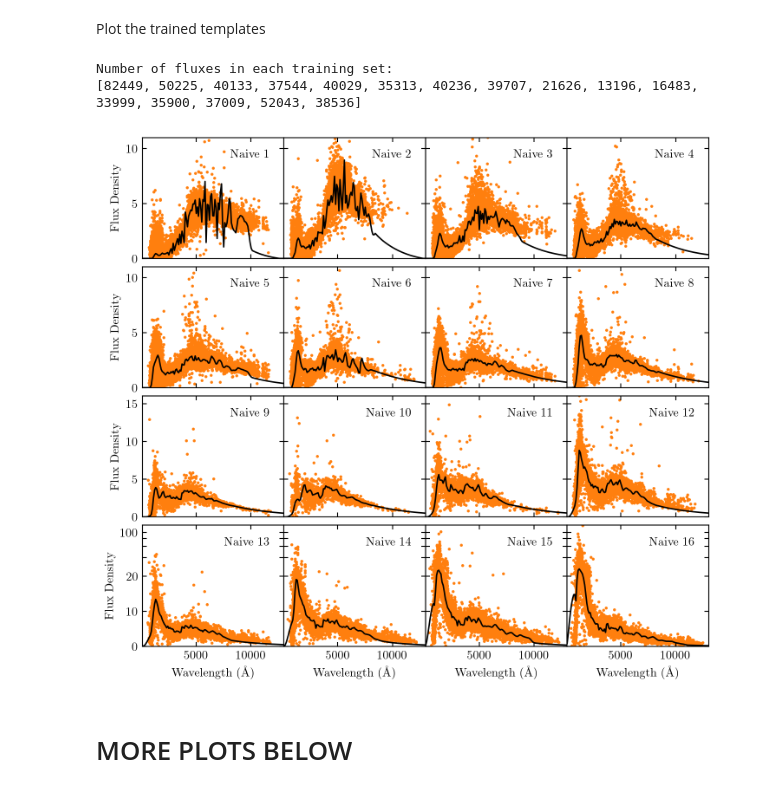
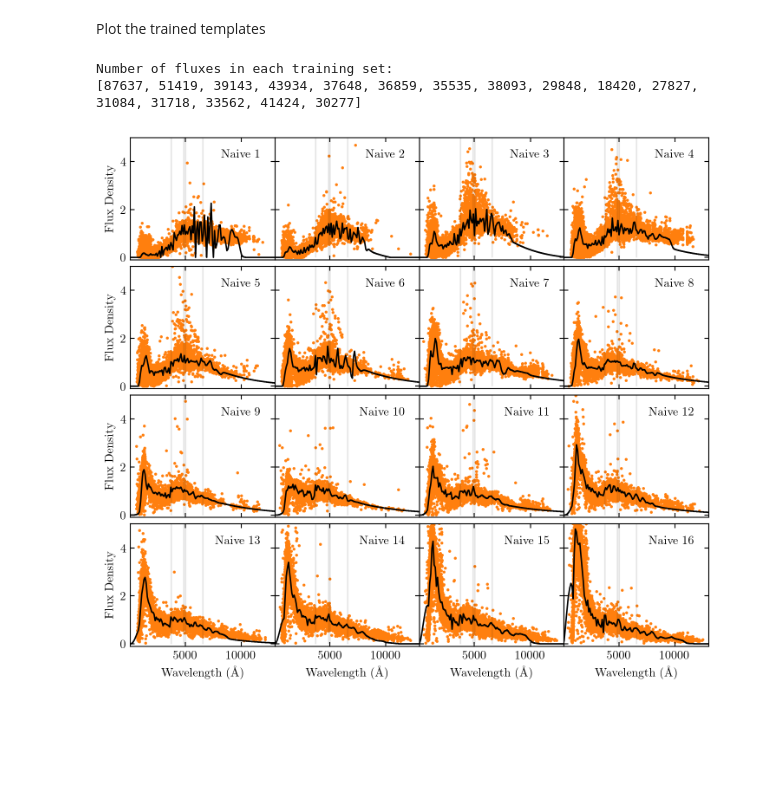
Before and after one commit to dirac-institute/photoz_template_learning, a Jupyter notebook: training_naive16.ipynb, the cells around one changed output. Drawn from its saved outputs; the diff is of its cells as text; code cells hidden in the pictures; blank space fills up the shorter version.

```diff
--- a/training_naive16.ipynb
+++ b/training_naive16.ipynb
@@ -72,17 +72,7 @@ for i,ax in enumerate(axes.flatten()):
     ax.text(0.9,0.9,"Naive "+str(i+1),transform=ax.transAxes,ha="right",va="top")
 
     ax.set_xlim(100,13000)
-    #ax.set_yscale('log')
-
-axes[0,0].set_ylim(0,11)
-axes[0,0].set_yticks([0,5,10])
-axes[1,0].set_ylim(0,11)
-axes[1,0].set_yticks([0,5,10])
-axes[2,0].set_ylim(0,16)
-axes[3,0].set_ylim(0,130)
-axes[-1,0].set_yticks([0,10,20,40,60,80,100])
-axes[-1,0].set_yticklabels([0,10,20,'','','',100])
-axes[-1,0].set_yscale('symlog',linthreshy=20)
+    ax.set_ylim(0,10)
 
 for ax in axes[-1,:]:
     ax.set_xlabel('Wavelength ($\mathrm{\AA}$)')
@@ -92,6 +82,6 @@ for ax in axes[:,0]:
 fig.tight_layout(pad=0.5, h_pad=0.15, w_pad=0)
 plt.show()
 
-#fig.savefig('plots/naive_16_untrained.pdf')
+#fig.savefig('plots/naive_16_untrained.png')
 # %% [output]
 Number of fluxes in each training set:
@@ -101,7 +91,7 @@ Number of fluxes in each training set:
 Now train the templates
 # %%
 %%time
-trained_templates, final_sets = train_templates(naive_templates, galaxies, bandpass_dict, N_iter=1, w=0.5)
+trained_templates, final_sets = train_templates(naive_templates, galaxies, bandpass_dict, N_iter=3, w=0.5)
 # %% [output]
 Round 1/5
 Round 2/5
@@ -115,7 +105,7 @@ Wall time: 34min 51s
 # %% [markdown]
 Save the results!
 # %%
-for template in trained_templates:
+"""for template in trained_templates:
     file = open('templates/'+template+'_16.sed','w')
     x = copy.copy(trained_templates[template].wavelen)
     y = copy.copy(trained_templates[template].flambda)
@@ -123,62 +113,55 @@ for template in trained_templates:
     xnew = np.arange(x[0],x[-1],10)
     ynew = np.interp(xnew,x,y)
     for i in range(len(xnew)):
-        file.write("{0:<10.2f}{1:<10.2f}\n".format(xnew[i],ynew[i]))
-    file.close()
+        file.write("{0:<10.2f}{1:<10.4f}\n".format(xnew[i],ynew[i]))
+    file.close()"""
 # %% [markdown]
 Plot the trained templates
 # %%
-"""# Load the trained templates from files if you didn't run the training algorithm
+# Load the trained templates from files if you didn't run the training algorithm
 trained_templates = dict()
 for template in naive_templates:
     x,y = np.loadtxt('templates/'+template+'_16.sed',unpack=True)
     trained_templates[template] = Sed(x,y)
 
-final_sets = create_training_sets(trained_templates, galaxies, bandpass_dict)"""
+final_sets = create_training_sets(trained_templates, galaxies, bandpass_dict)
 # %%
 ncols = 4
 nrows = int(N/ncols+0.5)
 fig, axes = plt.subplots(nrows,ncols,sharex='all',sharey='row',figsize=(twocol,twocol*nrows/ncols*0.9))
 
 print("Number of fluxes in each training set:")
 print([len(i) for i in final_sets.values()])
 
 for i,ax in enumerate(axes.flatten()):
 
     wavelen = [row[0] for row in final_sets["naive"+str(i+1)]]
     fluxes  = [row[1] for row in final_sets["naive"+str(i+1)]]
     ax.scatter(wavelen, fluxes, s=2, c="C1")
 
     template = trained_templates["naive"+str(i+1)]
     ax.plot(template.wavelen, template.flambda, ls="-", c="k")
 
     ax.text(0.9,0.9,"Naive "+str(i+1),transform=ax.transAxes,ha="right",va="top")
 
     ax.set_xlim(100,13000)
-    #ax.set_yscale('log')
+    ax.set_ylim(-0.1,5)
 
-axes[0,0].set_ylim(0,11)
-axes[0,0].set_yticks([0,5,10])
-axes[1,0].set_ylim(0,11)
-axes[1,0].set_yticks([0,5,10])
-axes[2,0].set_ylim(0,16)
-axes[3,0].set_ylim(0,130)
-axes[3,0].set_yscale('symlog',linthreshy=20)
-axes[3,0].set_yticks([0,10,20,40,60,80,100])
-axes[3,0].set_yticklabels([0,10,20,'','','',100])
+    ax.vlines(6563,0,5,alpha=0.1)
+    ax.vlines(4861,0,5,alpha=0.1)
+    ax.vlines(5007,0,5,alpha=0.1)
+    ax.vlines(3727,0,5,alpha=0.1)
 
 for ax in axes[-1,:]:
     ax.set_xlabel('Wavelength ($\mathrm{\AA}$)')
 for ax in axes[:,0]:
     ax.set_ylabel('Flux Density')
 
 fig.tight_layout(pad=0.5, h_pad=0.15, w_pad=0)
 plt.show()
 
-#fig.savefig('plots/naive_16_trained.pdf')
+#fig.savefig('plots/naive_16_trained.png')
 # %% [output]
 Number of fluxes in each training set:
-[82449, 50225, 40133, 37544, 40029, 35313, 40236, 39707, 21626, 13196, 16483, 33999, 35900, 37009, 52043, 38536]
+[87637, 51419, 39143, 43934, 37648, 36859, 35535, 38093, 29848, 18420, 27827, 31084, 31718, 33562, 41424, 30277]
-[figure, old version]
+[figure, new version]
-# %% [markdown]
-# MORE PLOTS BELOW
```
Also changed, not shown: parts of 15 cells of this notebook, 23 other files.
